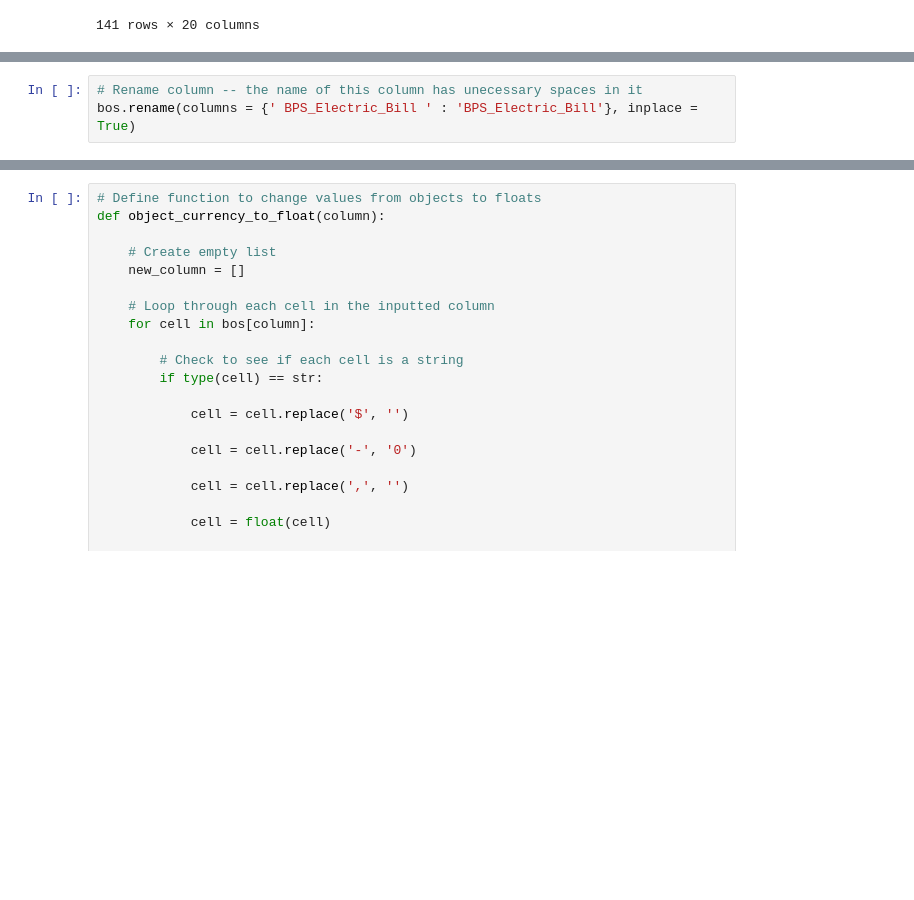
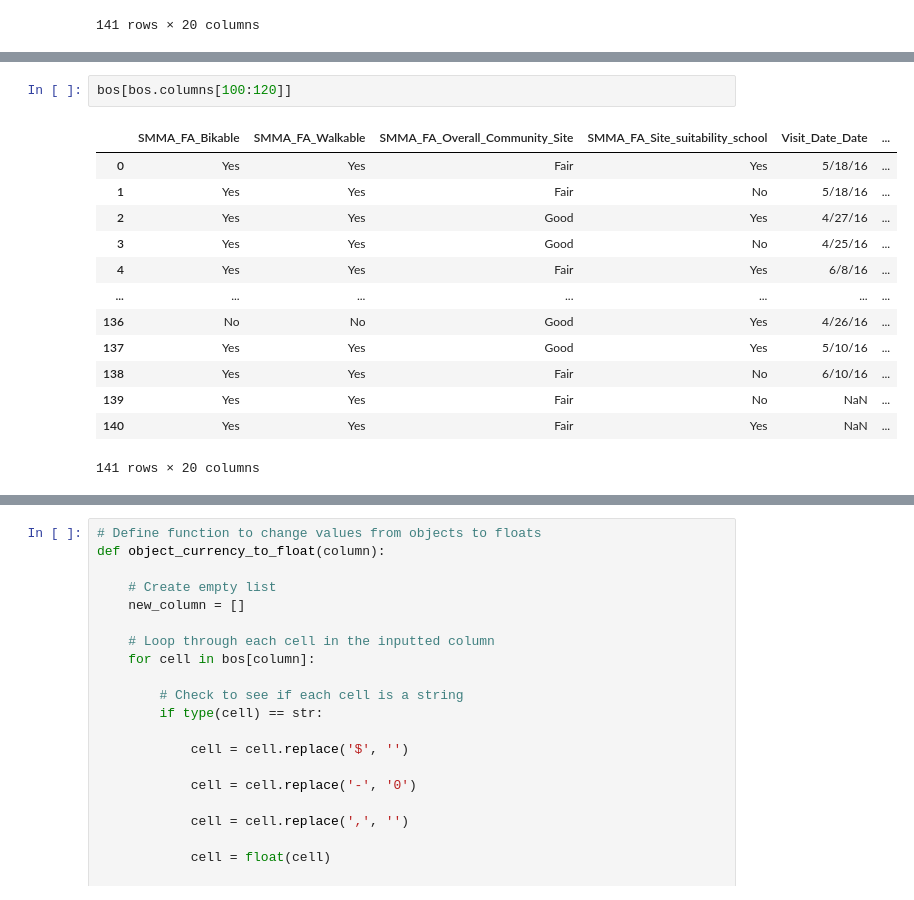
Before and after one commit to mike-laccavole/boston-public-schools-2015, a Jupyter notebook: notebooks/Untitled.ipynb, the cells around one changed output, grey strips where cells are left out. Cells and saved outputs as stored; diff of their text form; blank space fills up the shorter version.

```diff
--- a/notebooks/Untitled.ipynb
+++ b/notebooks/Untitled.ipynb
@@ -341,3 +358,0 @@ We've got a problem with the above column. For one, the column name has two spac
-# %%
-# Rename column -- the name of this column has unecessary spaces in it
-bos.rename(columns = {' BPS_Electric_Bill ' : 'BPS_Electric_Bill'}, inplace = True)
@@ -343,0 +446,16 @@ bos.rename(columns = {' BPS_Electric_Bill ' : 'BPS_Electric_Bill'}, inplace = Tr
+# %%
+bos[bos.columns[100:120]]
+# %% [output]
+|  | SMMA_FA_Bikable | SMMA_FA_Walkable | SMMA_FA_Overall_Community_Site | SMMA_FA_Site_suitability_school | Visit_Date_Date | ... |
+| 0 | Yes | Yes | Fair | Yes | 5/18/16 | ... |
+| 1 | Yes | Yes | Fair | No | 5/18/16 | ... |
+| 2 | Yes | Yes | Good | Yes | 4/27/16 | ... |
+| 3 | Yes | Yes | Good | No | 4/25/16 | ... |
+| 4 | Yes | Yes | Fair | Yes | 6/8/16 | ... |
+| ... | ... | ... | ... | ... | ... | ... |
+| 136 | No | No | Good | Yes | 4/26/16 | ... |
+| 137 | Yes | Yes | Good | Yes | 5/10/16 | ... |
+| 138 | Yes | Yes | Fair | No | 6/10/16 | ... |
+| 139 | Yes | Yes | Fair | No | NaN | ... |
+| 140 | Yes | Yes | Fair | Yes | NaN | ... |
+141 rows × 20 columns
```
Also changed, not shown: parts of 31 cells of this notebook.
